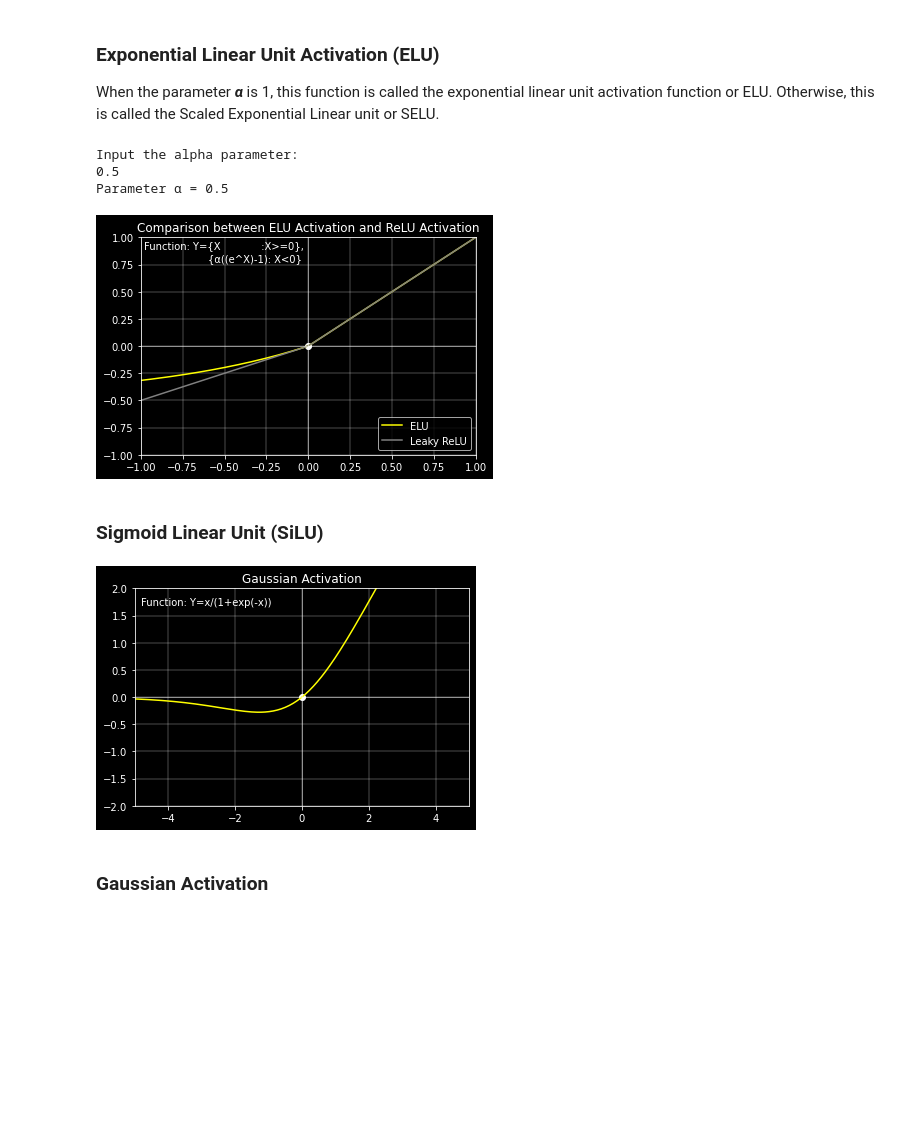
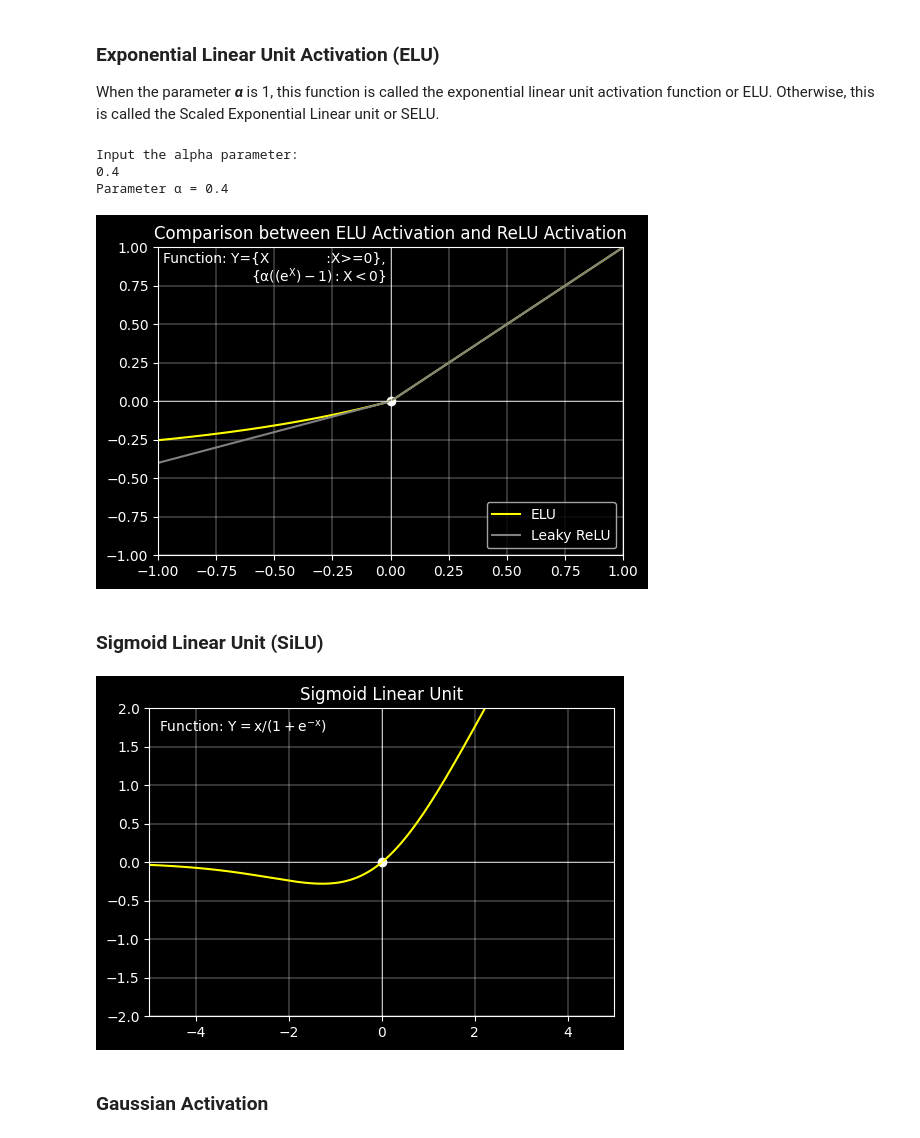
Before and after one commit to Diacod-I/ActivateFunk, a Jupyter notebook: Activate.ipynb, the cells around one changed output. Cells and saved outputs as stored; diff of their text form; code cells hidden in the pictures; blank space fills up the shorter version.

```diff
--- a/Activate.ipynb
+++ b/Activate.ipynb
@@ -13,6 +13,8 @@ import numpy as np
 plt.style.use('dark_background')
 # %%
 x=np.linspace(-20,20,num=1000)
+# %%
+plt.rcParams["figure.figsize"] = [6, 4]
 # %% [markdown]
 ## Binary Step Function
 # %%
@@ -156,43 +158,43 @@ When the parameter ***α*** is 1, this function is called the exponential linear
 # %%
 print("Input the alpha parameter:")
 alpha=float((input()) or 0.01)
 print("Parameter α =",alpha)
 y=np.vectorize(lambda x: alpha*((exp(x))-1) if x<0 else x,otypes=[np.float64])
 z=np.vectorize(lambda x: alpha*x if x<0 else x,otypes=[np.float64])
 plt.title("Comparison between ELU Activation and ReLU Activation")
 plt.plot(x,y(x),c='yellow')
 plt.plot(x,z(x),c='grey')
 plt.scatter(0,0,c='white')
 plt.axhline(0, color='white', linewidth=.5)
 plt.axvline(0, color='white', linewidth=.5)
 plt.xlim(-1,1)
 plt.ylim(-1,1)
 plt.text(-0.98,0.9,"Function: Y={X             :X>=0},")
-plt.text(-0.6,0.78,"{α((e^X)-1): X<0}")
+plt.text(-0.6,0.78,"{$\mathregular{α((e^X)-1): X<0}$}")
 plt.legend(['ELU','Leaky ReLU'],loc='lower right')
 plt.grid(linewidth=0.3)
 plt.show()
 # %% [output]
 Input the alpha parameter:
-0.5
-Parameter α = 0.5
+0.4
+Parameter α = 0.4
-[figure, old version]
+[figure, new version]
 # %% [markdown]
 ### Sigmoid Linear Unit (SiLU)
 # %%
 f=np.vectorize(lambda x: x/(1+exp(-x)))
 plt.plot(x,f(x),c='yellow')
-plt.title("Gaussian Activation")
+plt.title("Sigmoid Linear Unit")
 plt.xlim((-5, 5))
 plt.ylim(-2,2)
 plt.scatter(0,f(0),c='white')
 plt.axhline(0, color='white', linewidth=.5)
 plt.axvline(0, color='white', linewidth=.5)
-plt.text(-4.8,1.7,"Function: Y=x/(1+exp(-x))")
+plt.text(-4.8,1.7,"Function: $\mathregular{Y=x/(1+e^{-x})}$")
 plt.grid(linewidth=0.3)
 plt.show()
 # %% [output]
-[figure, old version]
+[figure, new version]
 # %% [markdown]
 ### Gaussian Activation
 # %%
```
Also changed, not shown: parts of 10 cells of this notebook.
